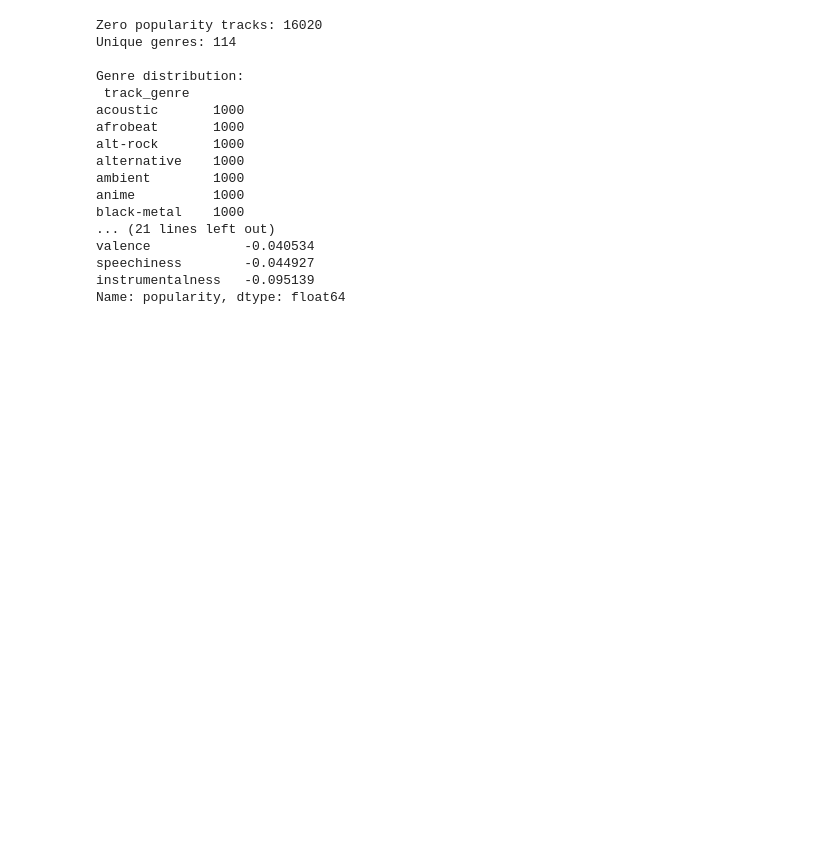
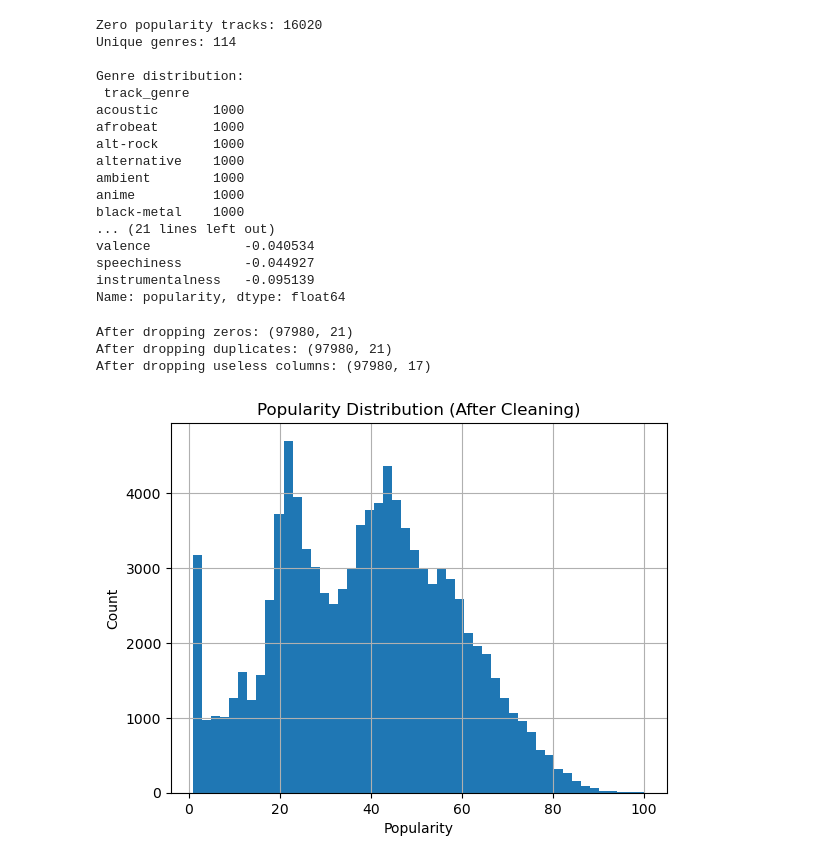
Before and after one commit to noirithm/spotify-popularity-predictor, a Jupyter notebook: main.ipynb, the cells around one changed output. Cells and saved outputs as stored; diff of their text form; code cells hidden in the pictures; blank space fills up the shorter version.

Commit message:
feat: clean data - drop zeros, duplicates, useless columns

```diff
--- a/main.ipynb
+++ b/main.ipynb
@@ -70,3 +70,27 @@ valence            -0.040534
 speechiness        -0.044927
 instrumentalness   -0.095139
 Name: popularity, dtype: float64
+# %%
+# drop zero popularity rows
+df = df[df['popularity'] > 0]
+print("After dropping zeros:", df.shape)
+
+# drop duplicate rows
+df = df.drop_duplicates()
+print("After dropping duplicates:", df.shape)
+
+# drop identity columns
+df = df.drop(columns=['track_id', 'track_name', 'album_name', 'artists'])
+print("After dropping useless columns:", df.shape)
+
+# check cleaned distribution
+df['popularity'].hist(bins=50)
+plt.title('Popularity Distribution (After Cleaning)')
+plt.xlabel('Popularity')
+plt.ylabel('Count')
+plt.show()
+# %% [output]
+After dropping zeros: (97980, 21)
+After dropping duplicates: (97980, 21)
+After dropping useless columns: (97980, 17)
+[figure, added]
```
